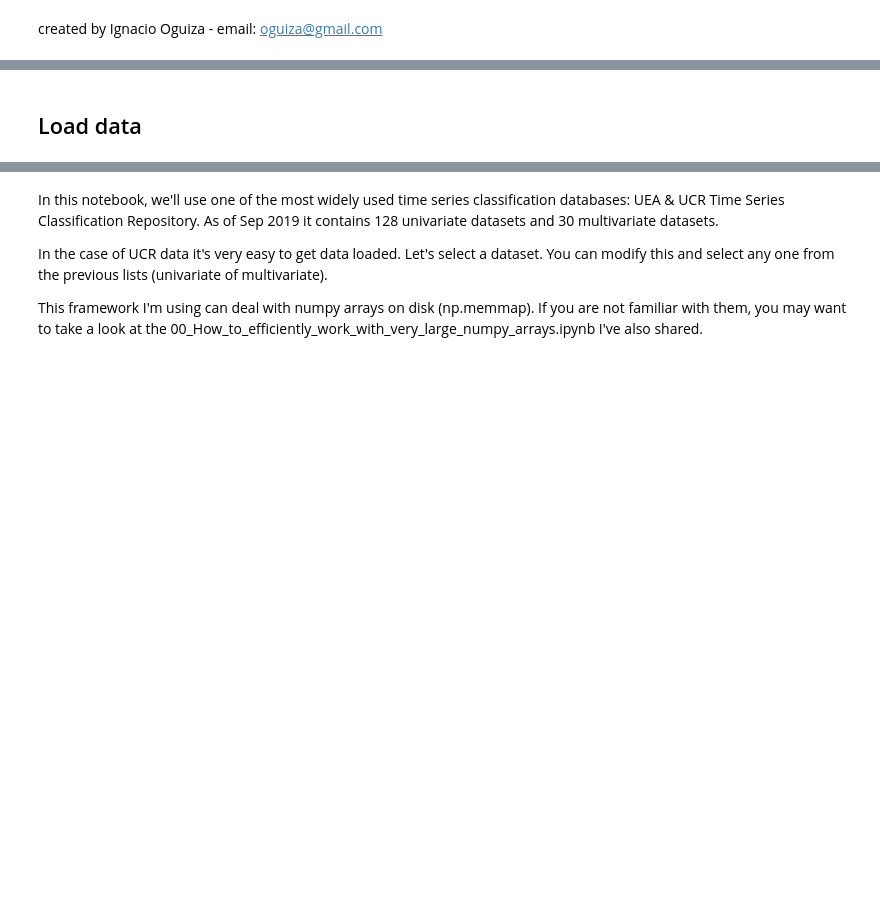
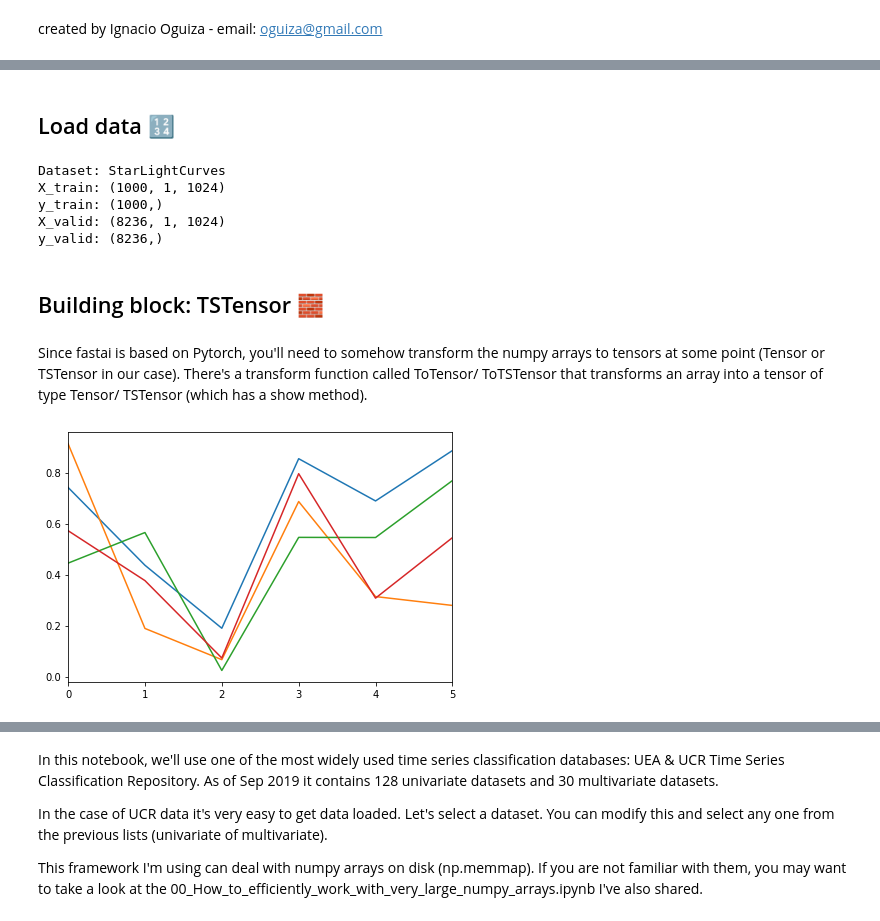
Before and after one commit to timeseriesAI/timeseriesAI2, a Jupyter notebook: tutorial_nbs/01_How_to_use_numpy_arrays_in_fastai2.ipynb, the cells around one changed output, grey strips where cells are left out. Drawn from its saved outputs; the diff is of its cells as text; code cells hidden in the pictures; blank space fills up the shorter version.

```diff
--- a/tutorial_nbs/01_How_to_use_numpy_arrays_in_fastai2.ipynb
+++ b/tutorial_nbs/01_How_to_use_numpy_arrays_in_fastai2.ipynb
@@ -81,4 +93,26 @@ Used RAM   :  4.05 GB
 n_cpus     : 8
 device     : cpu
 # %% [markdown]
-## Load data
+## Load data 🔢
+# %%
+# dataset id
+dsid = 'StarLightCurves'
+X_train, y_train, X_valid, y_valid = get_UCR_data(dsid, parent_dir='./data/UCR/', verbose=True, on_disk=True)
+X_in_memory = np.concatenate((X_train, X_valid))
+y_in_memory = np.concatenate((y_train, y_valid))
+folder = './data/UCR'
+np.save(f'{folder}/{dsid}/X.npy', X_in_memory)
+np.save(f'{folder}/{dsid}/y.npy', y_in_memory)
+X_on_disk = np.load(f'{folder}/{dsid}/X.npy', mmap_mode='r')
+y_on_disk = np.load(f'{folder}/{dsid}/y.npy', mmap_mode='r')
+splits = (L(list(np.arange(len(X_train)))), L(list(np.arange(len(X_train), len(X_on_disk)))))
+# %% [output]
+Dataset: StarLightCurves
+X_train: (1000, 1, 1024)
+y_train: (1000,)
+X_valid: (8236, 1, 1024)
+y_valid: (8236,)
+# %% [markdown]
+## Building block: TSTensor 🧱
+# %% [markdown]
+Since fastai is based on Pytorch, you'll need to somehow transform the numpy arrays to tensors at some point (Tensor or TSTensor in our case). There's a transform function called ToTensor/ ToTSTensor that transforms an array into a tensor of type Tensor/ TSTensor (which has a show method).
@@ -84,0 +183,5 @@ device     : cpu
+# %%
+nt = NumpyTensor(np.random.rand(4, 6))
+nt.show();
+# %% [output]
+[figure, added]
```
Also changed, not shown: parts of 167 cells of this notebook, 6 other files.
